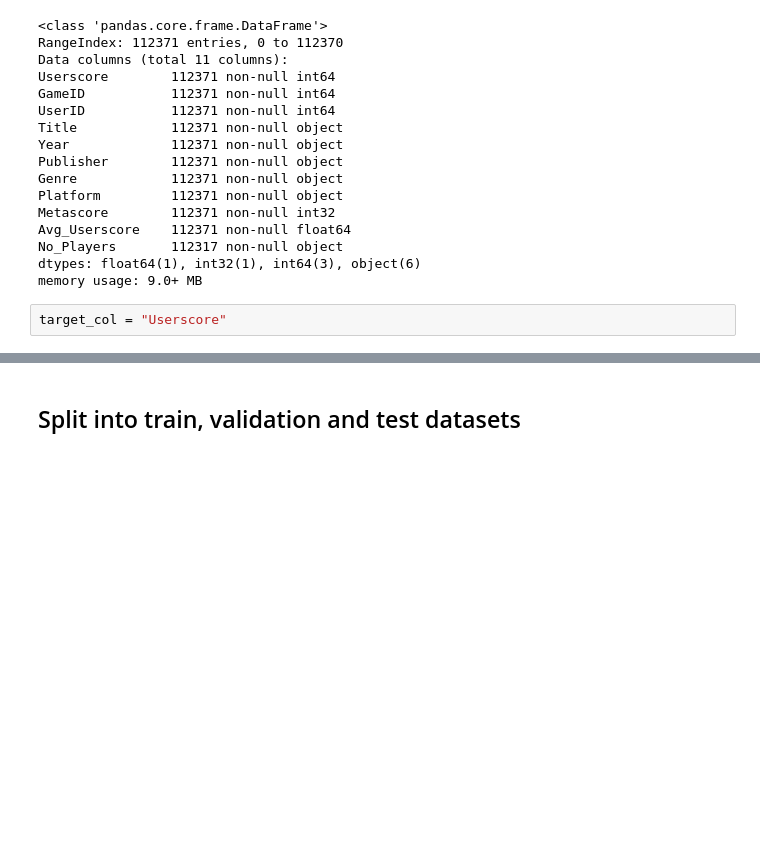
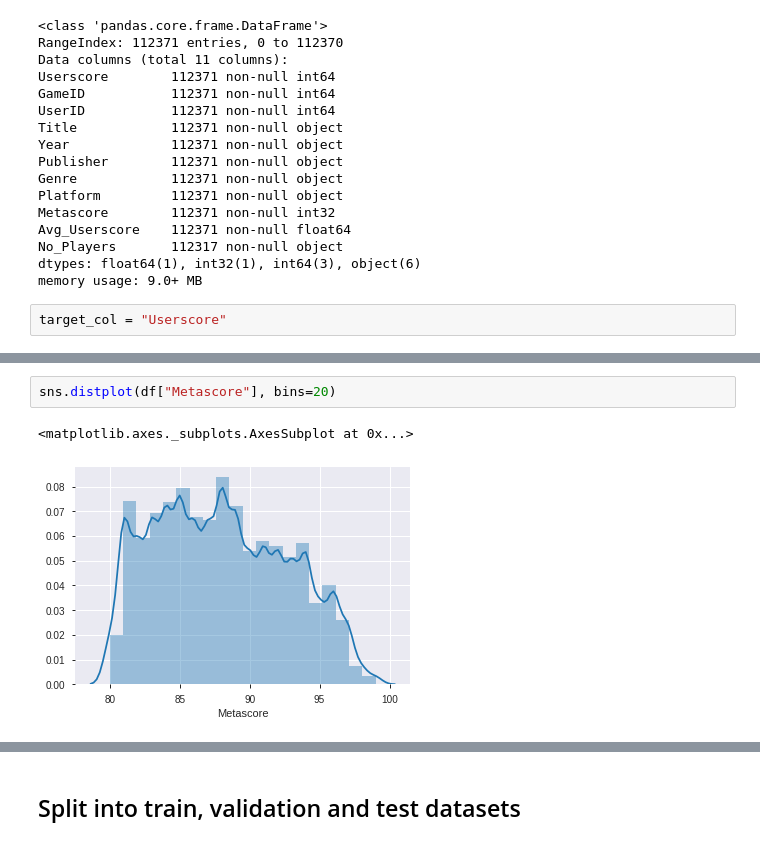
Before and after one commit to mjurkus/ai_bootcamp_14_rs, a Jupyter notebook: project.ipynb, the cells around one changed output, grey strips where cells are left out. Saved outputs shown, nothing was run; the diff lists cells and outputs as text; blank space fills up the shorter version.

```diff
--- a/project.ipynb
+++ b/project.ipynb
@@ -281,0 +291,5 @@ sns.countplot(x=target_col, data=df)
+# %%
+sns.distplot(df["Metascore"], bins=20)
+# %% [output]
+<matplotlib.axes._subplots.AxesSubplot at 0x...>
+[figure, added]
```
Also changed, not shown: parts of 37 cells of this notebook.
